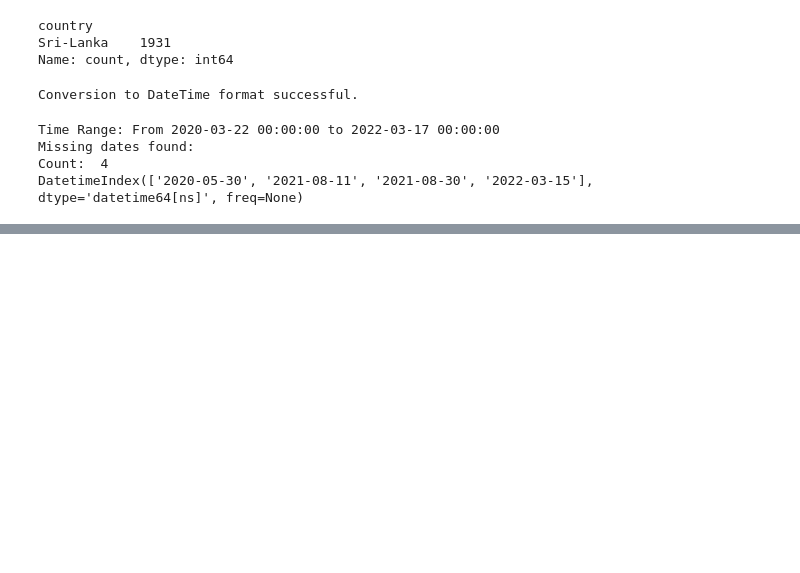
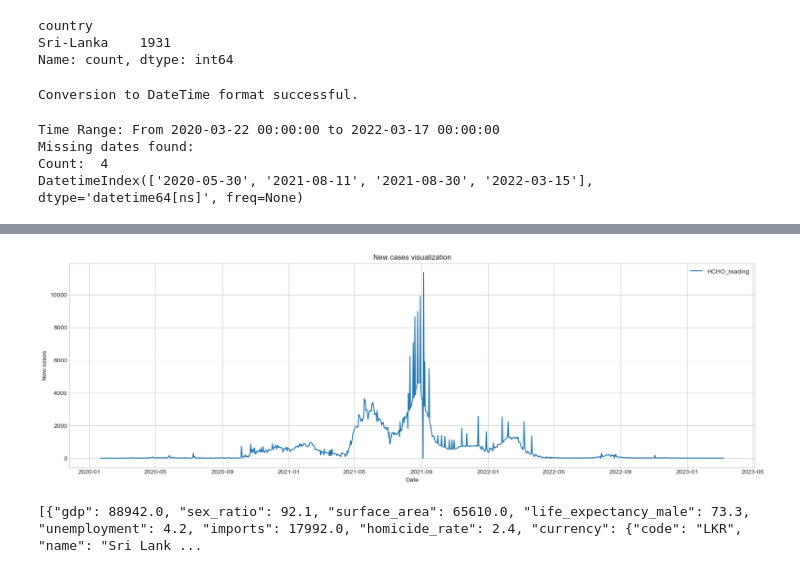
Before and after one commit to JanakaDilshanSendnayake/Analysing-Tropospheric-Formaldehyde-HCHO-gas-in-Sri-Lanka, a Jupyter notebook: Covid_19_data_analysis.ipynb, the cells around one changed output, grey strips where cells are left out. Drawn from its saved outputs; the diff is of its cells as text; code cells hidden in the pictures; blank space fills up the shorter version.

```diff
--- a/Covid_19_data_analysis.ipynb
+++ b/Covid_19_data_analysis.ipynb
@@ -139,0 +350,11 @@ Missing dates added:
+# %%
+# Create the plot
+plt.figure(figsize=(20, 6))
+plt.plot( df.index, df["new"], label="HCHO_reading")
+plt.title("New cases visualization")
+plt.xlabel("Date")
+plt.ylabel("New cases")
+plt.legend()
+plt.show()
+# %% [output]
+[figure, added]
@@ -139,0 +363,11 @@ Missing dates added:
+# %%
+import requests
+
+api_url = 'https://api.api-ninjas.com/v1/country?name=Sri Lanka'
+response = requests.get(api_url, headers={'X-Api-Key': 'ChFX2bim+4wKPTz29XhdDA==AnPaGTh554GAAJiB'})
+if response.status_code == requests.codes.ok:
+    print(response.text)
+else:
+    print("Error:", response.status_code, response.text)
+# %% [output]
+[{"gdp": 88942.0, "sex_ratio": 92.1, "surface_area": 65610.0, "life_expectancy_male": 73.3, "unemployment": 4.2, "imports": 17992.0, "homicide_rate": 2.4, "currency": {"code": "LKR", "name": "Sri Lank ...
```
Also changed, not shown: parts of 20 cells of this notebook.
